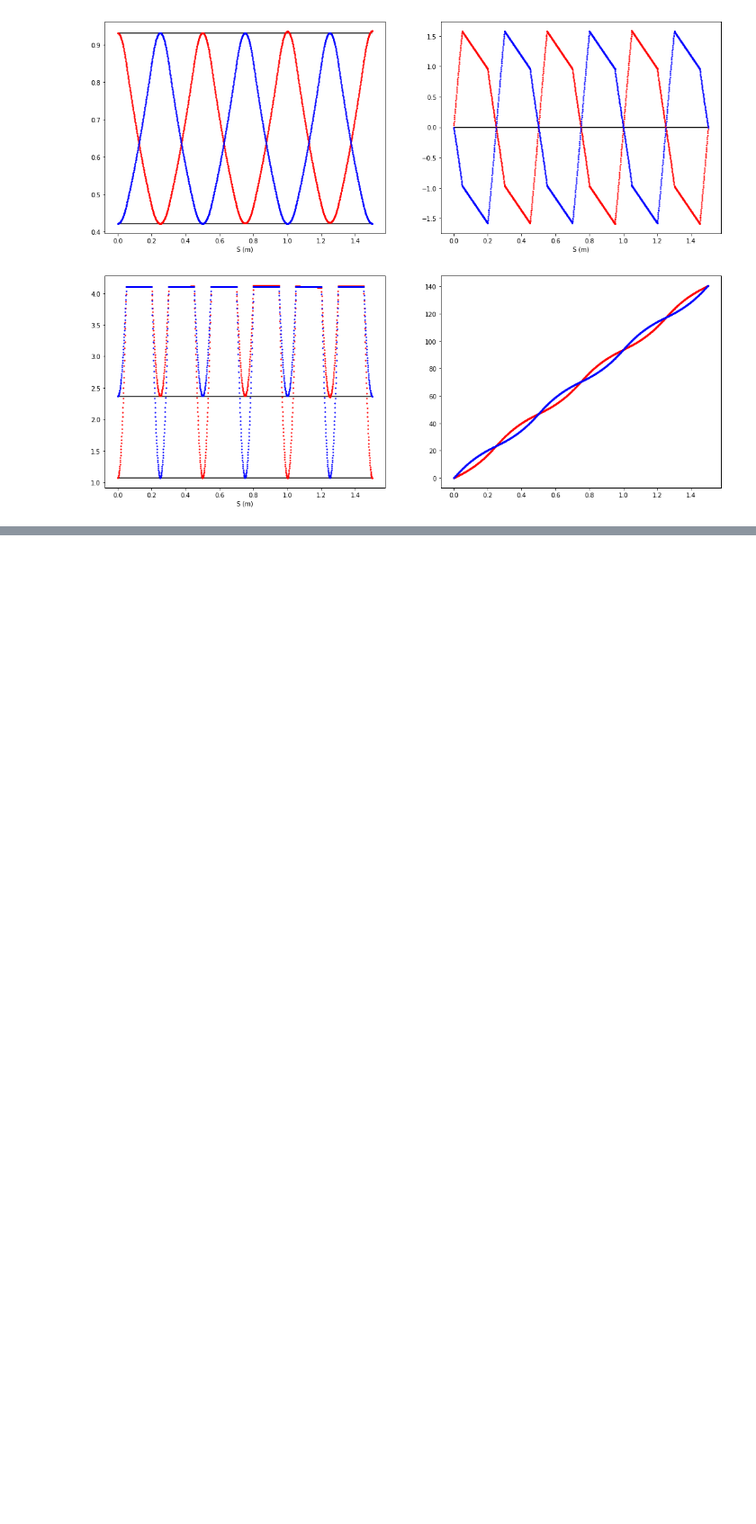
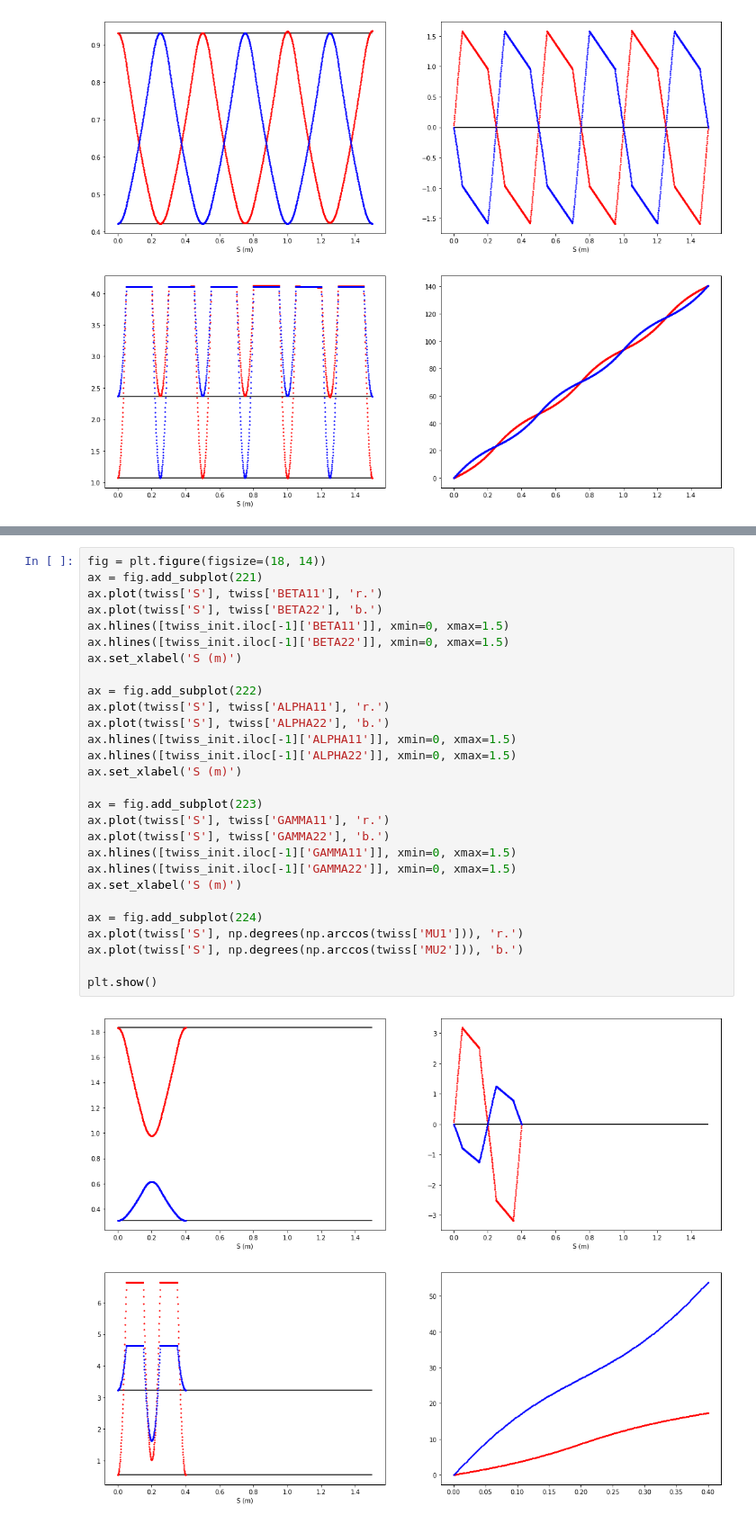
Before and after one commit to ULB-Metronu/zgoubidoo, a Jupyter notebook: examples/Zgoubidoo examples - Twiss.ipynb, the cells around one changed output, grey strips where cells are left out. Shown: that part at 90% size. Saved outputs shown, nothing was run; the diff lists cells and outputs as text; blank space fills up the shorter version.

```diff
--- a/examples/Zgoubidoo examples - Twiss.ipynb
+++ b/examples/Zgoubidoo examples - Twiss.ipynb
@@ -294,0 +468,30 @@ plt.show()
+# %%
+fig = plt.figure(figsize=(18, 14))
+ax = fig.add_subplot(221)
+ax.plot(twiss['S'], twiss['BETA11'], 'r.')
+ax.plot(twiss['S'], twiss['BETA22'], 'b.')
+ax.hlines([twiss_init.iloc[-1]['BETA11']], xmin=0, xmax=1.5)
+ax.hlines([twiss_init.iloc[-1]['BETA22']], xmin=0, xmax=1.5)
+ax.set_xlabel('S (m)')
+
+ax = fig.add_subplot(222)
+ax.plot(twiss['S'], twiss['ALPHA11'], 'r.')
+ax.plot(twiss['S'], twiss['ALPHA22'], 'b.')
+ax.hlines([twiss_init.iloc[-1]['ALPHA11']], xmin=0, xmax=1.5)
+ax.hlines([twiss_init.iloc[-1]['ALPHA22']], xmin=0, xmax=1.5)
+ax.set_xlabel('S (m)')
+
+ax = fig.add_subplot(223)
+ax.plot(twiss['S'], twiss['GAMMA11'], 'r.')
+ax.plot(twiss['S'], twiss['GAMMA22'], 'b.')
+ax.hlines([twiss_init.iloc[-1]['GAMMA11']], xmin=0, xmax=1.5)
+ax.hlines([twiss_init.iloc[-1]['GAMMA22']], xmin=0, xmax=1.5)
+ax.set_xlabel('S (m)')
+
+ax = fig.add_subplot(224)
+ax.plot(twiss['S'], np.degrees(np.arccos(twiss['MU1'])), 'r.')
+ax.plot(twiss['S'], np.degrees(np.arccos(twiss['MU2'])), 'b.')
+
+plt.show()
+# %% [output]
+[figure, added]
```
Also changed, not shown: parts of 11 cells of this notebook, 6 other files.
